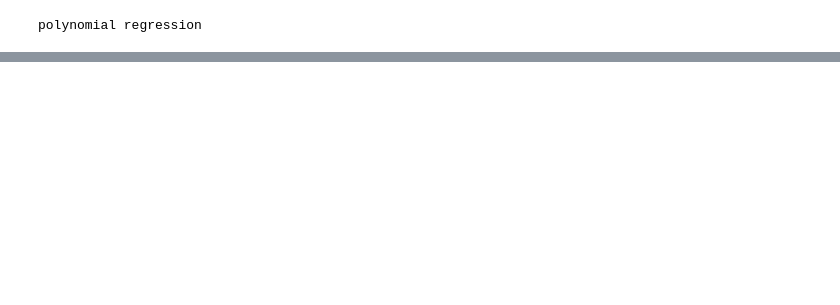
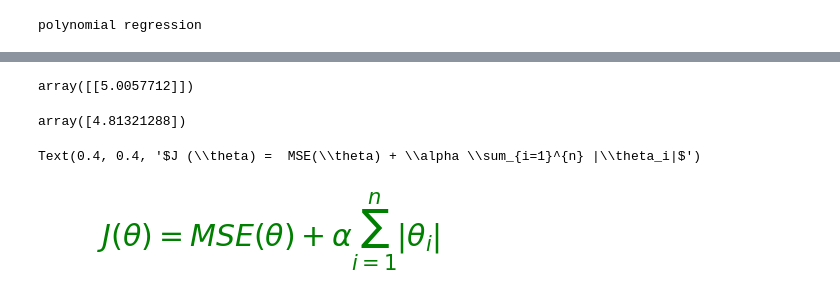
Before and after one commit to ChadMcintire/Handsonmachinelearning, a Jupyter notebook: chapter 4.ipynb, the cells around one changed output, grey strips where cells are left out. Cells and saved outputs as stored; diff of their text form; code cells hidden in the pictures; blank space fills up the shorter version.

```diff
--- a/chapter 4.ipynb
+++ b/chapter 4.ipynb
@@ -402,0 +434,41 @@ plot_learning_curves(polynomial_regression, X, y, axlim)
+# %%
+from sklearn.linear_model import Ridge
+
+#
+
+#Regularization strength; must be a positive float. Regularization improves the conditioning of the problem
+#and reduces the variance of the estimates. Larger values specify stronger regularization. Alpha corresponds
+#to C^-1 in other linear models such as LogisticRegression or LinearSVC. If an array is passed, penalties are
+#assumed to be specific to the targets. Hence they must correspond in number.
+
+#solver = "cholesky"
+#‘cholesky’ uses the standard scipy.linalg.solve function to obtain a closed-form solution.
+
+ridge_reg = Ridge(alpha=1, solver="cholesky")
+ridge_reg.fit(X, y)
+ridge_reg.predict([[1.5]])
+# %% [output]
+array([[5.0057712]])
+# %%
+#penalty = "l2"
+
+#The penalty (aka regularization term) to be used. Defaults to ‘l2’ which is the standard regularizer for
+#linear SVM models. ‘l1’ and ‘elasticnet’ might bring sparsity to the model (feature selection) not achievable
+#with ‘l2’
+
+gd_reg = SGDRegressor(penalty="l2")
+sgd_reg.fit(X, y.ravel())
+sgd_reg.predict([[1.5]])
+# %% [output]
+array([4.81321288])
+# %%
+import matplotlib.pyplot as plt
+a = r'J (\theta) =  MSE(\theta) + \alpha \sum_{i=1}^{n} |\theta_i|'
+ax = plt.axes([0,0,0.3,0.3]) #left,bottom,width,height
+ax.set_xticks([])
+ax.set_yticks([])
+ax.axis('off')
+plt.text(0.4,0.4,'$%s$' %a,size=30,color="green")
+# %% [output]
+Text(0.4, 0.4, '$J (\\theta) =  MSE(\\theta) + \\alpha \\sum_{i=1}^{n} |\\theta_i|$')
+[figure, added]
```
Also changed, not shown: parts of 26 cells of this notebook.
